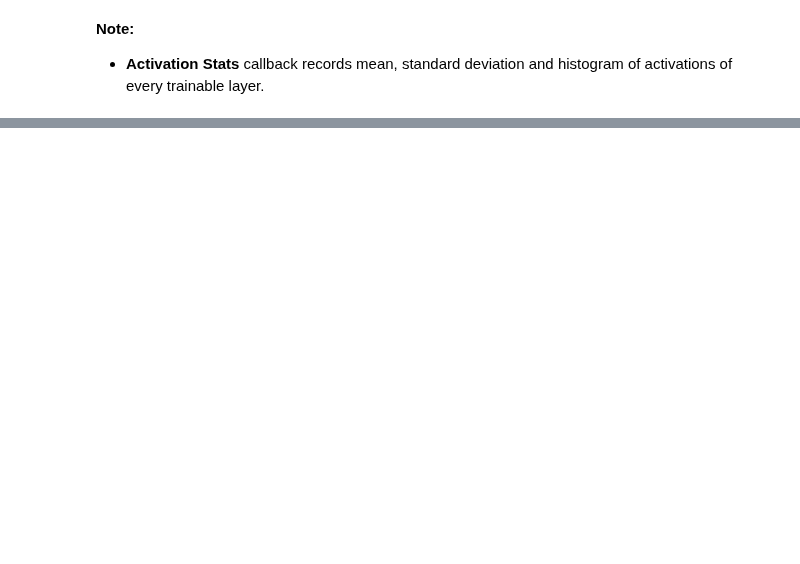
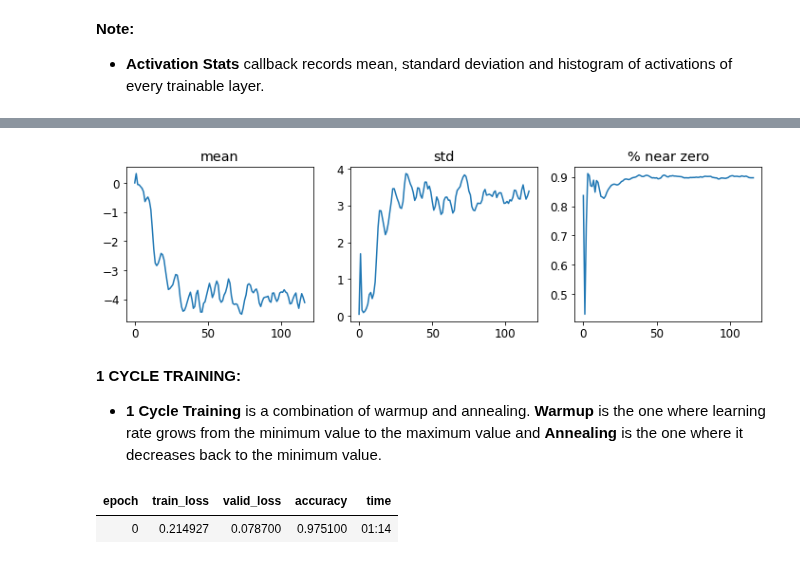
Before and after one commit to ThinamXx/Fastai, a Jupyter notebook: 12. Convolutional Neural Networks/CNN.ipynb, the cells around one changed output, grey strips where cells are left out. Drawn from its saved outputs; the diff is of its cells as text; code cells hidden in the pictures; blank space fills up the shorter version.

```diff
--- a/12. Convolutional Neural Networks/CNN.ipynb
+++ b/12. Convolutional Neural Networks/CNN.ipynb
@@ -315,0 +336,20 @@ learn = fit()                                                          # Impleme
+# %%
+#@ INSPECTING ACTIVATIONS: FINAL LAYERS:
+learn.activation_stats.plot_layer_stats(-2)
+# %% [output]
+[figure, added]
+# %% [markdown]
+**1 CYCLE TRAINING:**
+- **1 Cycle Training** is a combination of warmup and annealing. **Warmup** is the one where learning rate grows from the minimum value to the maximum value and **Annealing** is the one where it decreases back to the minimum value.
+# %%
+#@ TRAINING THE MODEL USING 1CYCLE TRAINING:
+def fit(epochs=1, lr=0.06):                                         # Defining the Function for Training.
+    learn = Learner(dls, simple_cnn(), loss_func=F.cross_entropy,   # Initializing Learner and Loss Function.
+                    metrics=accuracy,                               # Initializing Accuracy Metrics.
+                    cbs=ActivationStats(with_hist=True))            # Initializing Callbacks.
+    learn.fit_one_cycle(epochs, lr)                                 # Initializing 1 Cycle Training.
+    return learn
+learn = fit()                                                       # Implementation of Function.
+# %% [output]
+| epoch | train_loss | valid_loss | accuracy | time |
+| 0 | 0.214927 | 0.078700 | 0.975100 | 01:14 |
```
Also changed, not shown: parts of 10 cells of this notebook.
